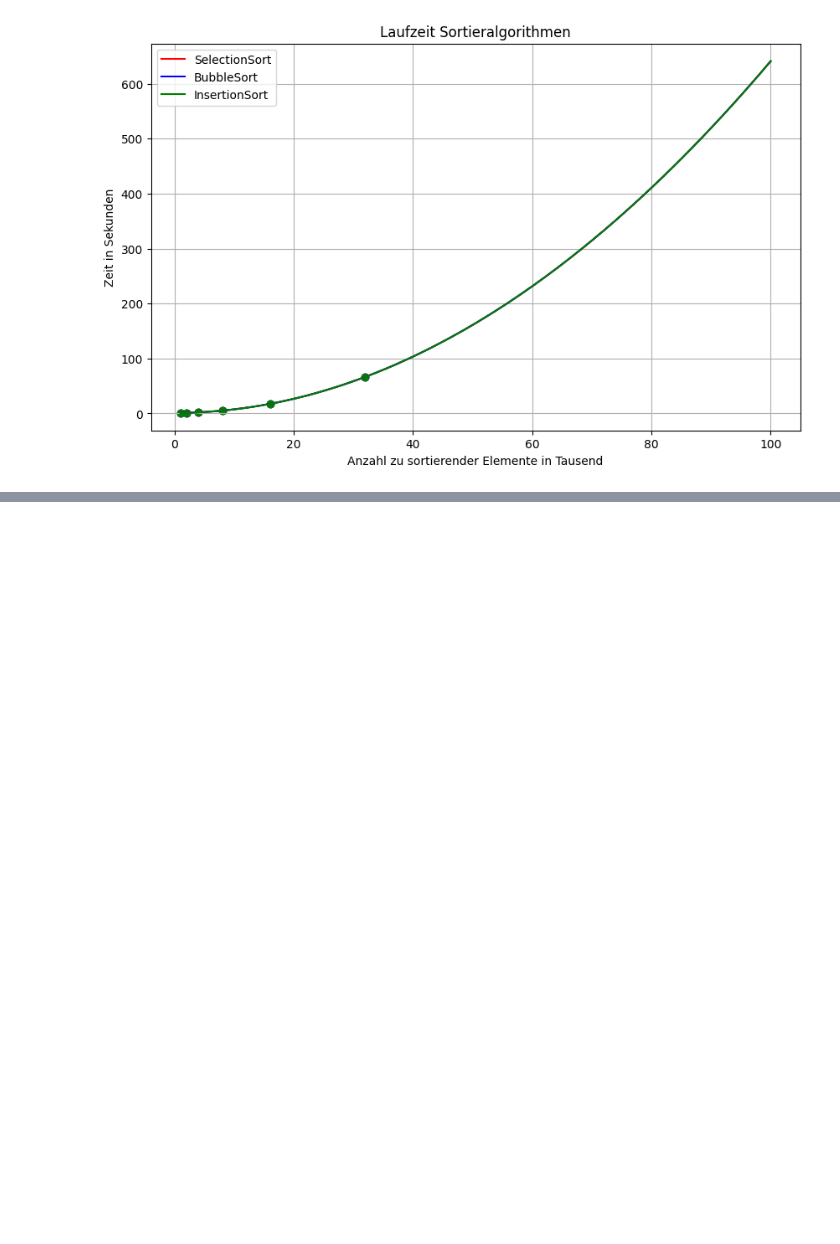
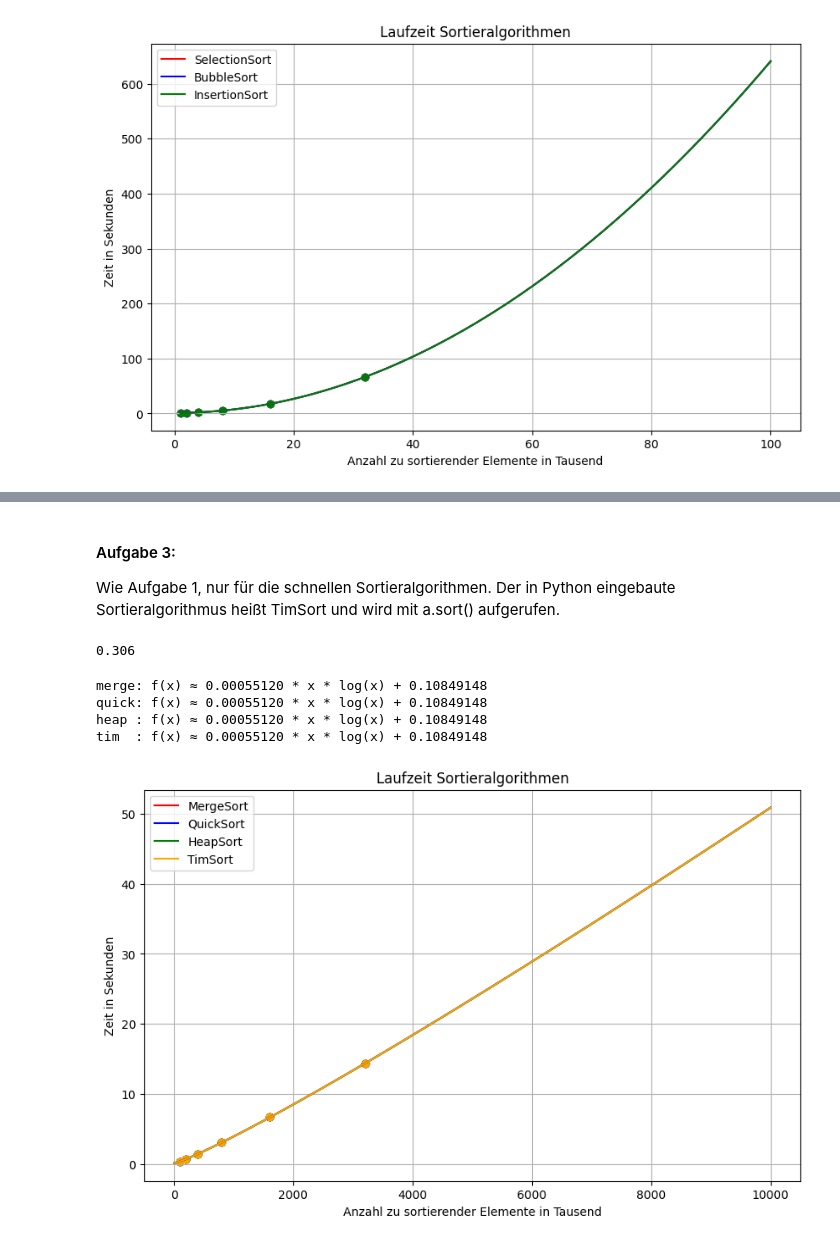
Before and after one commit to ktheu/InfoKurs, a Jupyter notebook: Sort/sort_zeitmessung.ipynb, the cells around one changed output, grey strips where cells are left out. Saved outputs shown, nothing was run; the diff lists cells and outputs as text; code cells hidden in the pictures; blank space fills up the shorter version.

Commit message:
sort

```diff
--- a/Sort/sort_zeitmessung.ipynb
+++ b/Sort/sort_zeitmessung.ipynb
@@ -101,0 +166,64 @@ b. Kannst du die Zeit aus Versuch a. auch bestimmen, ohne den Wert aus dem Funkt
+# %% [markdown]
+#### Aufgabe 3:
+
+Wie Aufgabe 1, nur für die schnellen Sortieralgorithmen.
+Der in Python eingebaute Sortieralgorithmus heißt TimSort und wird mit a.sort() aufgerufen.
+# %%
+N = 100                       # Anzahl zu sortierender Elemente in Tausend
+anzahl_versuche = 10          # Anzahl Sortiervorgänge für die Durchschnittsbildung
+summe = 0
+for i in range(anzahl_versuche):
+    a = [random.randint(-N*1000,N*1000) for _  in range(N*1000)]    # Liste mit Zufallszahlen
+    start = time.perf_counter()
+    merge_sort(a)            # <------------- update: Sortieralgorithmus
+    end = time.perf_counter()
+    summe = summe + (end-start)
+print(f'{summe/anzahl_versuche:.3f}')    # Durchschnittliche Laufzeit in Sekunden
+# %% [output]
+0.306
+# %%
+anzahl = [100,200,400,800,1600,3200]
+merge = [0.300, 0.700, 1.400, 3.100, 6.700, 14.300]
+quick = [0.300, 0.700, 1.400, 3.100, 6.700, 14.300]
+heap=[0.300, 0.700, 1.400, 3.100, 6.700, 14.300]
+tim=[0.300, 0.700, 1.400, 3.100, 6.700, 14.300]
+# %%
+def n_log_n_model(x, a, b):
+    return a * x * np.log(x) + b
+
+params, _ = curve_fit(n_log_n_model, anzahl, merge)
+a_merge, b_merge = params
+print(f"merge: f(x) ≈ {a_merge:.8f} * x * log(x) + {b_merge:.8f}")
+params, _ = curve_fit(n_log_n_model, anzahl, quick)
+a_quick, b_quick = params
+print(f"quick: f(x) ≈ {a_quick:.8f} * x * log(x) + {b_quick:.8f}")
+params, _ = curve_fit(n_log_n_model, anzahl, heap)
+a_heap, b_heap = params
+print(f"heap : f(x) ≈ {a_heap:.8f} * x * log(x) + {b_heap:.8f}")
+params, _ = curve_fit(n_log_n_model, anzahl, tim)
+a_tim, b_tim = params
+print(f"tim  : f(x) ≈ {a_tim:.8f} * x * log(x) + {b_tim:.8f}")
+# %% [output]
+merge: f(x) ≈ 0.00055120 * x * log(x) + 0.10849148
+quick: f(x) ≈ 0.00055120 * x * log(x) + 0.10849148
+heap : f(x) ≈ 0.00055120 * x * log(x) + 0.10849148
+tim  : f(x) ≈ 0.00055120 * x * log(x) + 0.10849148
+# %%
+plt.figure(figsize=(10, 6))
+plt.scatter(anzahl, merge, color='red')
+plt.scatter(anzahl, quick, color='blue')
+plt.scatter(anzahl, heap, color='green')
+plt.scatter(anzahl, tim, color='orange')
+xs = np.linspace(1,10000,200)
+plt.plot(xs, n_log_n_model(xs, a_merge, b_merge), label="MergeSort", color='red')
+plt.plot(xs, n_log_n_model(xs, a_quick, b_quick), label="QuickSort", color='blue')
+plt.plot(xs, n_log_n_model(xs, a_heap, b_heap), label="HeapSort", color='green')
+plt.plot(xs, n_log_n_model(xs, a_tim, b_tim), label="TimSort", color='orange')
+plt.xlabel("Anzahl zu sortierender Elemente in Tausend")
+plt.ylabel("Zeit in Sekunden")
+plt.title("Laufzeit Sortieralgorithmen")
+plt.legend()
+plt.grid(True)
+plt.show()
+# %% [output]
+[figure, added]
```
Also changed, not shown: parts of 5 cells of this notebook, 5 other files.
